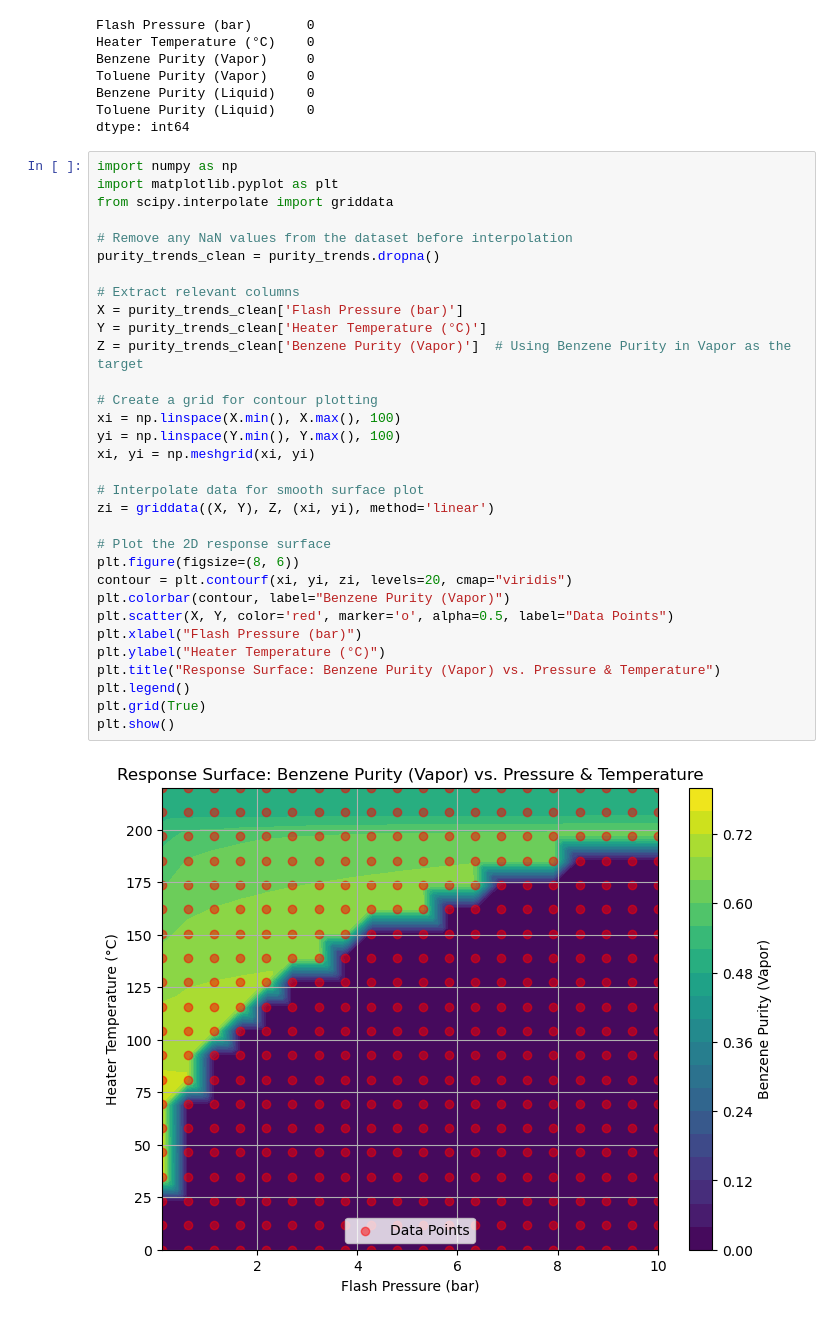
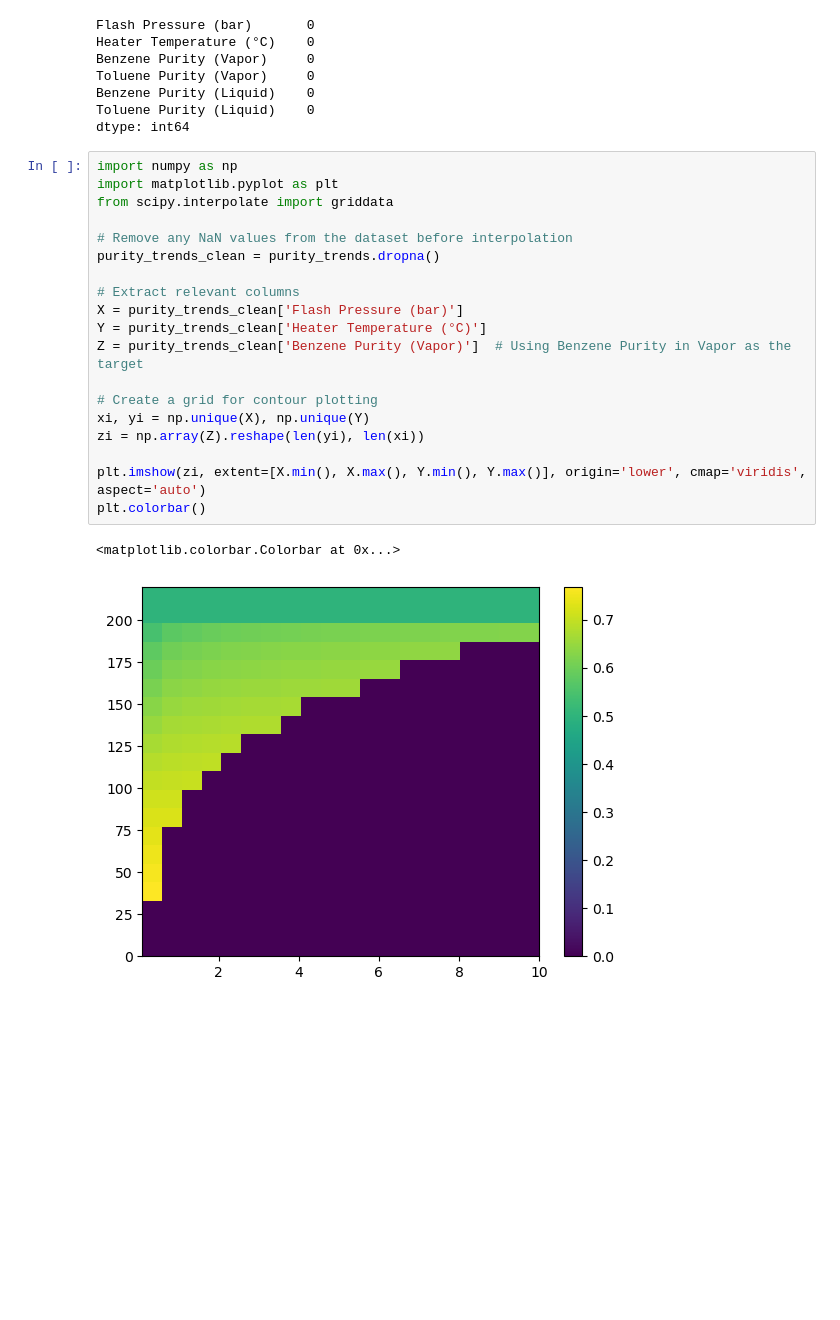
Before and after one commit to panwapromtep/Aspen, a Jupyter notebook: Benzene_Toluene_Flow/flash_toluene_dataview.ipynb, the cells around one changed output. Cells and saved outputs as stored; diff of their text form; blank space fills up the shorter version.

Commit message:
edited Benzene toluene flow

```diff
--- a/Benzene_Toluene_Flow/flash_toluene_dataview.ipynb
+++ b/Benzene_Toluene_Flow/flash_toluene_dataview.ipynb
@@ -63,34 +58,22 @@ dtype: int64
 # %%
 import numpy as np
 import matplotlib.pyplot as plt
 from scipy.interpolate import griddata
 
 # Remove any NaN values from the dataset before interpolation
 purity_trends_clean = purity_trends.dropna()
 
 # Extract relevant columns
 X = purity_trends_clean['Flash Pressure (bar)']
 Y = purity_trends_clean['Heater Temperature (°C)']
 Z = purity_trends_clean['Benzene Purity (Vapor)']  # Using Benzene Purity in Vapor as the target
 
 # Create a grid for contour plotting
-xi = np.linspace(X.min(), X.max(), 100)
-yi = np.linspace(Y.min(), Y.max(), 100)
-xi, yi = np.meshgrid(xi, yi)
+xi, yi = np.unique(X), np.unique(Y)
+zi = np.array(Z).reshape(len(yi), len(xi))
 
-# Interpolate data for smooth surface plot
-zi = griddata((X, Y), Z, (xi, yi), method='linear')
-
-# Plot the 2D response surface
-plt.figure(figsize=(8, 6))
-contour = plt.contourf(xi, yi, zi, levels=20, cmap="viridis")
-plt.colorbar(contour, label="Benzene Purity (Vapor)")
-plt.scatter(X, Y, color='red', marker='o', alpha=0.5, label="Data Points")
-plt.xlabel("Flash Pressure (bar)")
-plt.ylabel("Heater Temperature (°C)")
-plt.title("Response Surface: Benzene Purity (Vapor) vs. Pressure & Temperature")
-plt.legend()
-plt.grid(True)
-plt.show()
+plt.imshow(zi, extent=[X.min(), X.max(), Y.min(), Y.max()], origin='lower', cmap='viridis', aspect='auto')
+plt.colorbar()
 # %% [output]
+<matplotlib.colorbar.Colorbar at 0x...>
-[figure, old version]
+[figure, new version]
```
Also changed, not shown: parts of 5 cells of this notebook, 3 other files.
